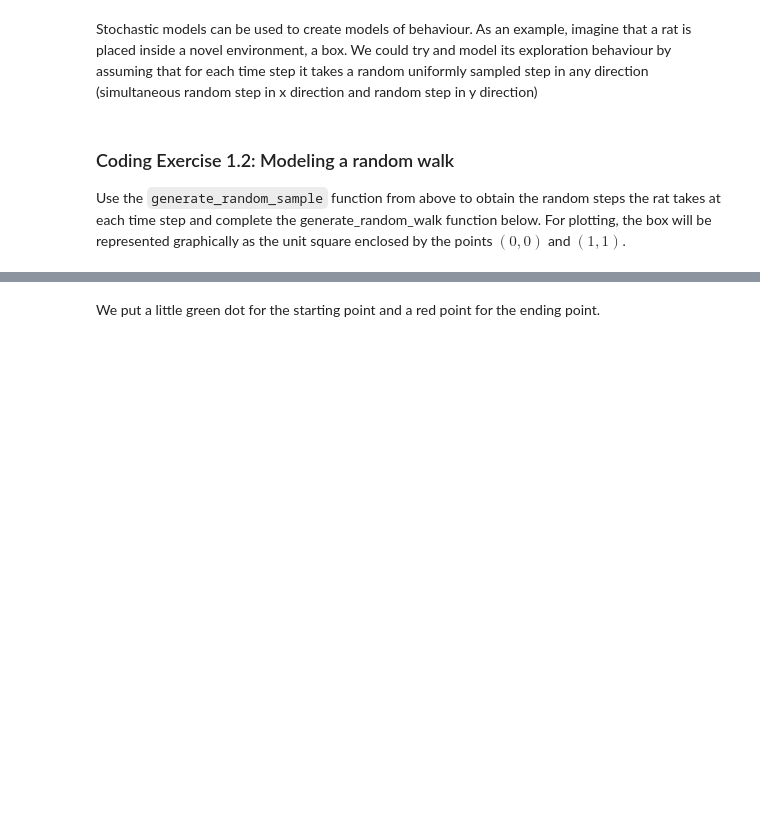
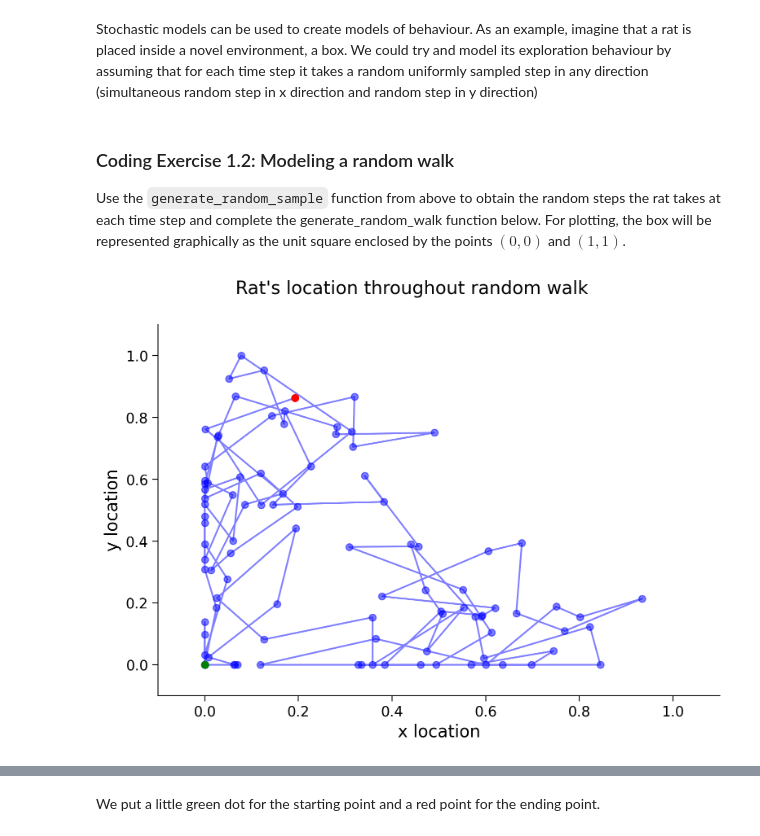
Before and after one commit to moumengabir/COGS108_Repo, a Jupyter notebook: tutorials/W0D5_Statistics/student/W0D5_Tutorial1.ipynb, the cells around one changed output, grey strips where cells are left out. Cells and saved outputs as stored; diff of their text form; code cells hidden in the pictures; blank space fills up the shorter version.

```diff
--- a/tutorials/W0D5_Statistics/student/W0D5_Tutorial1.ipynb
+++ b/tutorials/W0D5_Statistics/student/W0D5_Tutorial1.ipynb
@@ -423,37 +435,39 @@ def generate_random_walk(num_steps, step_size):
   ###################################################################
   ## TODO for students: Collect random step values with function from before
   ## Fill out the following then remove
-  raise NotImplementedError("Student exercise: need to complete generate_random_walk")
+  # raise NotImplementedError("Student exercise: need to complete generate_random_walk")
   ###################################################################
 
   # Generate the uniformly random x, y steps for the walk
-  random_x_steps, random_y_steps = ...
+  random_x_steps, random_y_steps = np.random.uniform(0,1, size = (num_steps,)), np.random.uniform(0,1, size = (num_steps,))
 
   # Take steps according to the randomly sampled steps above
   for step in range(num_steps):
 
     # take a random step in x and y. We remove 0.5 to make it centered around 0
     x[step + 1] = x[step] + (random_x_steps[step] - 0.5)*step_size
     y[step + 1] = y[step] + (random_y_steps[step] - 0.5)*step_size
 
     # restrict to be within the 1 x 1 unit box
     x[step + 1]= min(max(x[step + 1], 0), 1)
     y[step + 1]= min(max(y[step + 1], 0), 1)
 
   return x, y
 
 # Set a random seed
 np.random.seed(2)
 
 # Select parameters
 num_steps = 100   # number of steps in random walk
 step_size = 0.5   # size of each step
 
 # Generate the random walk
 x, y = generate_random_walk(num_steps, step_size)
 
 # Visualize
 plot_random_walk(x, y, "Rat's location throughout random walk")
+# %% [output]
+[figure, added]
 # %% [markdown]
 [*Click for solution*](https://github.com/NeuromatchAcademy/precourse/tree/main/tutorials/W0D5_Statistics/solutions/W0D5_Tutorial1_Solution_84dec82b.py)
 
```
Also changed, not shown: parts of 7 cells of this notebook.
